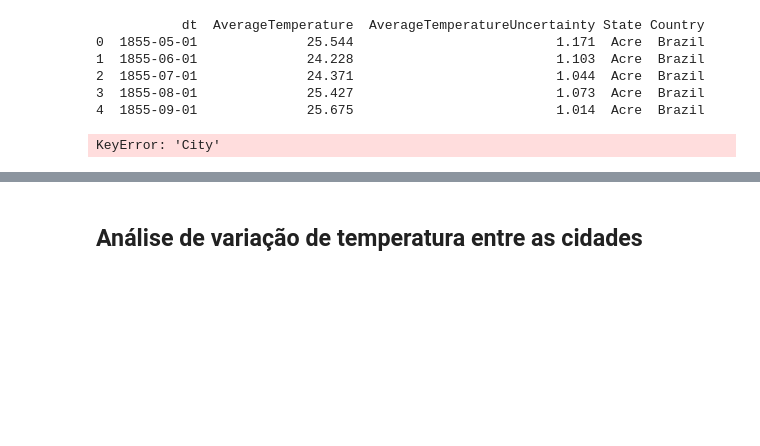
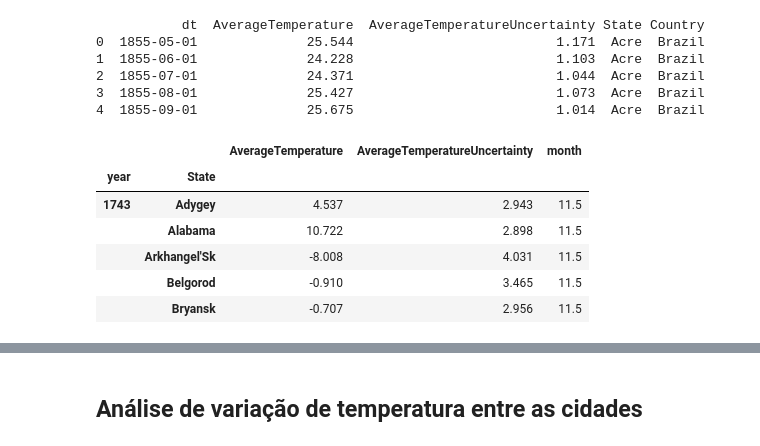
Before and after one commit to leonardovenan/santanderCoders3, a Jupyter notebook: Trabalho_final_states.ipynb, the cells around one changed output, grey strips where cells are left out. Cells and saved outputs as stored; diff of their text form; code cells hidden in the pictures; blank space fills up the shorter version.

```diff
--- a/Trabalho_final_states.ipynb
+++ b/Trabalho_final_states.ipynb
@@ -28,18 +28,24 @@ print(dados.head())
 # %%
 # Convertendo a coluna "dt" para dados de data
 dados['dt'] = pd.to_datetime(dados['dt'])
 
 # Extraindo o ano da coluna "dt" para realizarmos uma análise por ano
 dados["year"] = dados["dt"].dt.year
 
 # Extraindo o mês da coluna "dt" para realizarmos uma análise por mês
 dados["month"] = dados["dt"].dt.month
 
 ## Aqui começa a análise exploratória de dados para descobrir padrões e tendências, primeiro
 ## agrupando as temperaturas por ano e cidade
-dados_agrupados = dados.groupby(["month","year","State"]).mean()
+dados_agrupados = dados.groupby(["year","State"]).mean()
 
 dados_agrupados.head()
 # %% [output]
-KeyError: 'City'
+|  |  | AverageTemperature | AverageTemperatureUncertainty | month |
+| year | State |  |  |  |
+| 1743 | Adygey | 4.537 | 2.943 | 11.5 |
+|  | Alabama | 10.722 | 2.898 | 11.5 |
+|  | Arkhangel'Sk | -8.008 | 4.031 | 11.5 |
+|  | Belgorod | -0.910 | 3.465 | 11.5 |
+|  | Bryansk | -0.707 | 2.956 | 11.5 |
 # %%
```
Also changed, not shown: parts of 4 cells of this notebook.
